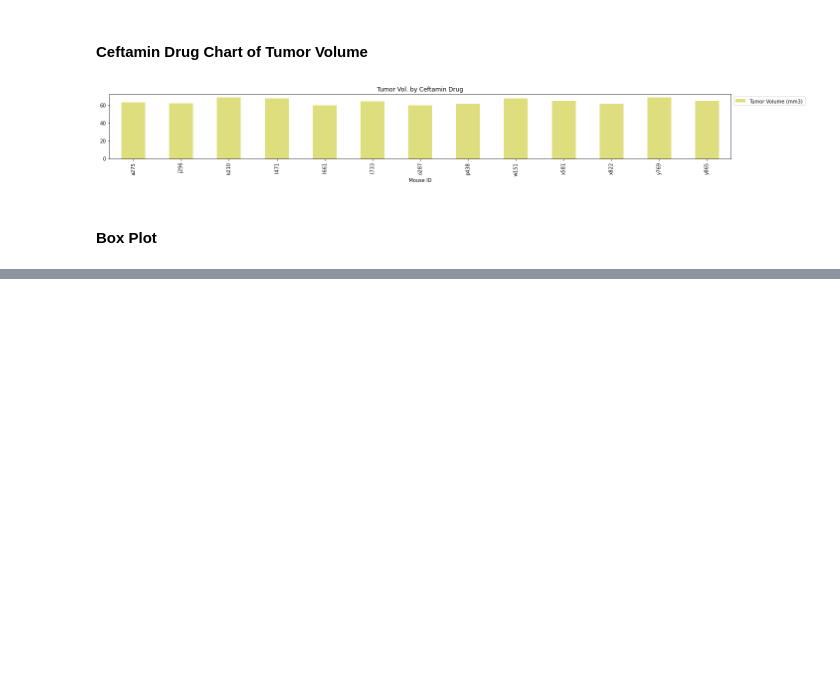
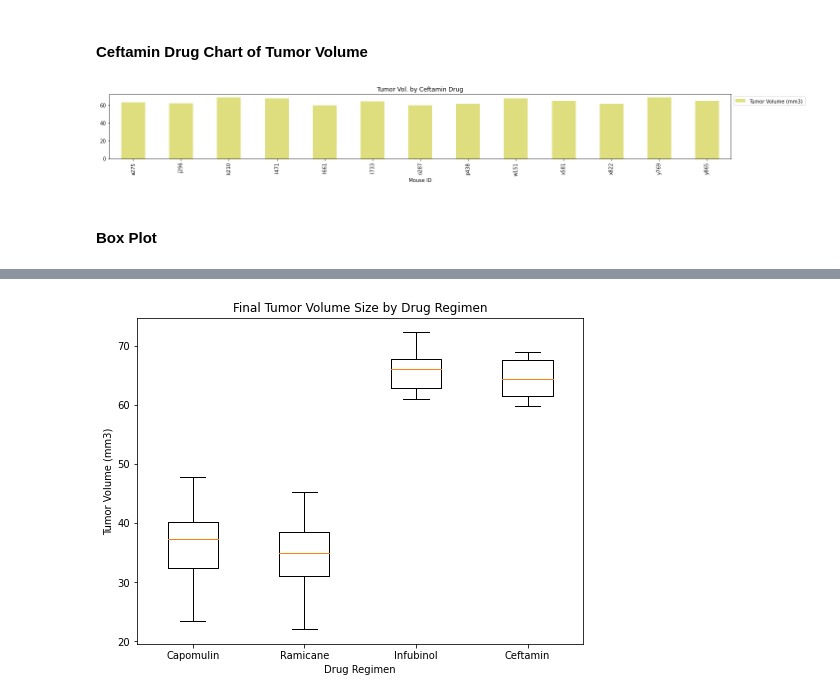
Before and after one commit to samuelroiz/Pymaceuticals_DA, a Jupyter notebook: Pymaceuticals_Code.ipynb, the cells around one changed output, grey strips where cells are left out. Cells and saved outputs as stored; diff of their text form; code cells hidden in the pictures; blank space fills up the shorter version.

Commit message:
Fixed error's. Fixed code. Added images.

```diff
--- a/Pymaceuticals_Code.ipynb
+++ b/Pymaceuticals_Code.ipynb
@@ -788,3 +789,8 @@ plt.savefig("Images/Ceftamin_Drug.png")
 [figure]
 # %% [markdown]
 #### Box Plot
+# %%
+drug_col = merged_four_drugs['Tumor Volume (mm3)']
+drug_col
+reset_merged_four_drugs = merged_four_drugs.reset_index(drop=True)
+reset_merged_four_drugs
@@ -790,0 +834,14 @@ plt.savefig("Images/Ceftamin_Drug.png")
+# %%
+# Reshape dataframe with Drug Regimen as columns by using unstack, also move Last_tumor_size to index using stack
+four_last_tumor_unstack = four_last_tumor.stack(level=0).unstack(level=0)
+four_last_tumor_unstack.head()
+
+# Create an empty list
+drug_dropped = []
+
+# Iterate through the list of the four drugs names using them to select the same column names
+# and appending to the boxplot_list
+for drug in treatment_list:
+    drug_dropped.append(list(four_last_tumor_unstack[drug].dropna()))
+
+drug_dropped
@@ -790,0 +872,57 @@ plt.savefig("Images/Ceftamin_Drug.png")
+# %%
+# Put treatments into a list for for loop (and later for plot labels)
+treatment_list = ["Capomulin", "Ramicane", "Infubinol", "Ceftamin"]
+
+# Do quartile calculations for each drug
+for drug in treatment_list:
+
+    quartiles = four_last_tumor_unstack[drug].quantile([.25,.5,.75]).round(2)
+
+    lowerq = quartiles[0.25].round(2)
+
+    upperq = quartiles[0.75].round(2)
+
+    iqr = round(upperq - lowerq, 2)
+
+    lower_bound = lowerq - (1.5 * iqr)
+    lower_bound_rd = round(lower_bound,2)
+
+    upper_bound = upperq + (1.5 * iqr)
+    upper_bound_rd = round(upper_bound,2)
+
+
+
+
+    print(" - " * 10)
+    print(f"{drug} IQR data:")
+
+    print(f"Lower Quartile: {lowerq}")
+
+    print(f"Upper Quartile: {upperq}")
+
+    print(f"Interquartile: {iqr}")
+
+    print(f"Median: {quartiles[0.5]} ")
+
+    print(f"Values below {lower_bound_rd} could be outliers.")
+
+    print(f"Values above {upper_bound_rd} could be outliers.")
+    print(f"_" * 10)
+
+# Plot the list of lists using a boxplot utilizing the same y-axis for all plots
+fig1, ax = plt.subplots(figsize=(8,6))
+ax.set_title('Final Tumor Volume Size by Drug Regimen')
+ax.set_xlabel('Drug Regimen')
+ax.set_ylabel('Tumor Volume (mm3)')
+ax.boxplot(drug_dropped,notch=0,sym='gD')
+# will find how many values
+x_tick_values = len(treatment_list)
+x_tick_values = [*range(1,x_tick_values + 1)]
+plt.xticks(x_tick_values,treatment_list)
+
+# Save the figure
+plt.savefig("Images/FourDrugBoxPlot.png")
+
+# show figure
+plt.show()
+# %% [output]
@@ -790,0 +946 @@ plt.savefig("Images/Ceftamin_Drug.png")
+[figure, added]
```
Also changed, not shown: parts of 28 cells of this notebook, 7 other files.
